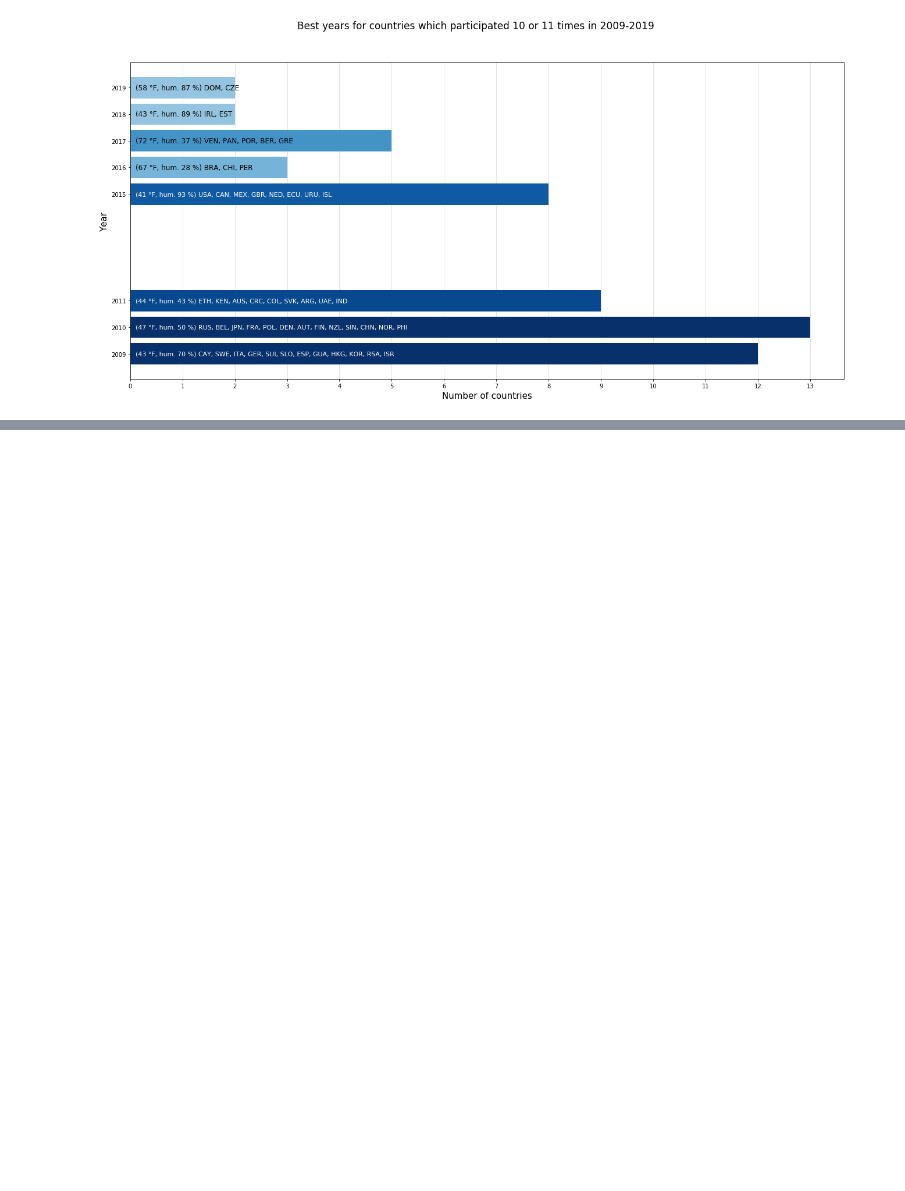
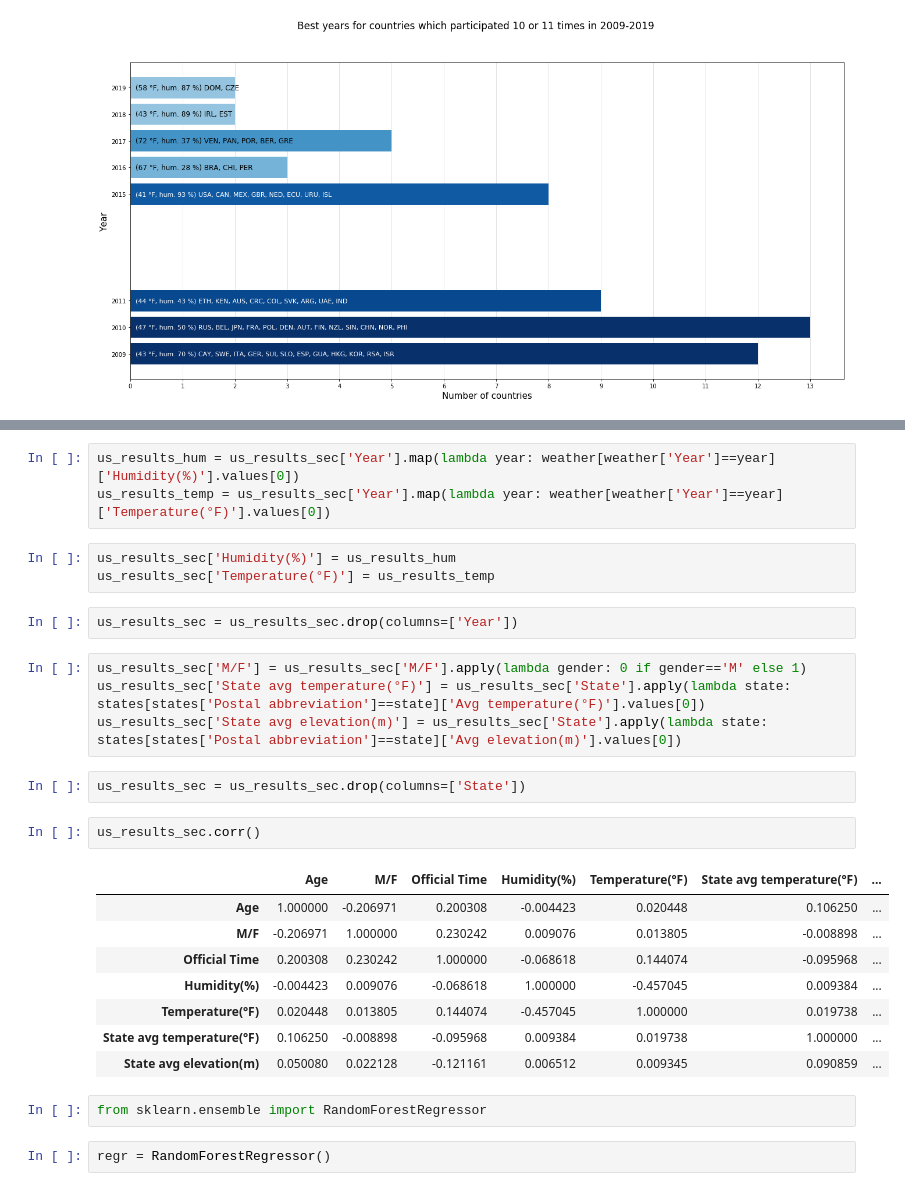
Before and after one commit to tadeq/Boston-marathon-data-analysis, a Jupyter notebook: data_analysis.ipynb, the cells around one changed output, grey strips where cells are left out. Saved outputs shown, nothing was run; the diff lists cells and outputs as text; blank space fills up the shorter version.

```diff
--- a/data_analysis.ipynb
+++ b/data_analysis.ipynb
@@ -801,0 +810,29 @@ plt.savefig('img/countries_best_years_no_2013.png')
+# %%
+us_results_hum = us_results_sec['Year'].map(lambda year: weather[weather['Year']==year]['Humidity(%)'].values[0])
+us_results_temp = us_results_sec['Year'].map(lambda year: weather[weather['Year']==year]['Temperature(°F)'].values[0])
+# %%
+us_results_sec['Humidity(%)'] = us_results_hum
+us_results_sec['Temperature(°F)'] = us_results_temp
+# %%
+us_results_sec = us_results_sec.drop(columns=['Year'])
+# %%
+us_results_sec['M/F'] = us_results_sec['M/F'].apply(lambda gender: 0 if gender=='M' else 1)
+us_results_sec['State avg temperature(°F)'] = us_results_sec['State'].apply(lambda state: states[states['Postal abbreviation']==state]['Avg temperature(°F)'].values[0])
+us_results_sec['State avg elevation(m)'] = us_results_sec['State'].apply(lambda state: states[states['Postal abbreviation']==state]['Avg elevation(m)'].values[0])
+# %%
+us_results_sec = us_results_sec.drop(columns=['State'])
+# %%
+us_results_sec.corr()
+# %% [output]
+|  | Age | M/F | Official Time | Humidity(%) | Temperature(°F) | State avg temperature(°F) | ... |
+| Age | 1.000000 | -0.206971 | 0.200308 | -0.004423 | 0.020448 | 0.106250 | ... |
+| M/F | -0.206971 | 1.000000 | 0.230242 | 0.009076 | 0.013805 | -0.008898 | ... |
+| Official Time | 0.200308 | 0.230242 | 1.000000 | -0.068618 | 0.144074 | -0.095968 | ... |
+| Humidity(%) | -0.004423 | 0.009076 | -0.068618 | 1.000000 | -0.457045 | 0.009384 | ... |
+| Temperature(°F) | 0.020448 | 0.013805 | 0.144074 | -0.457045 | 1.000000 | 0.019738 | ... |
+| State avg temperature(°F) | 0.106250 | -0.008898 | -0.095968 | 0.009384 | 0.019738 | 1.000000 | ... |
+| State avg elevation(m) | 0.050080 | 0.022128 | -0.121161 | 0.006512 | 0.009345 | 0.090859 | ... |
+# %%
+from sklearn.ensemble import RandomForestRegressor
+# %%
+regr = RandomForestRegressor()
```
Also changed, not shown: parts of 8 cells of this notebook.
